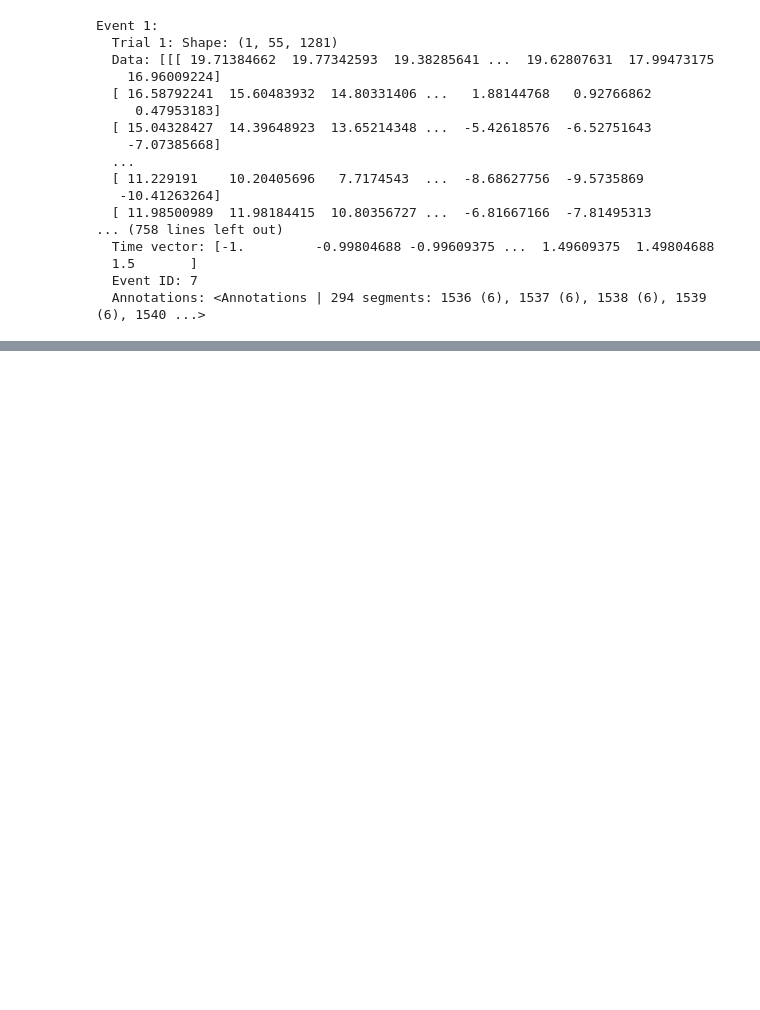
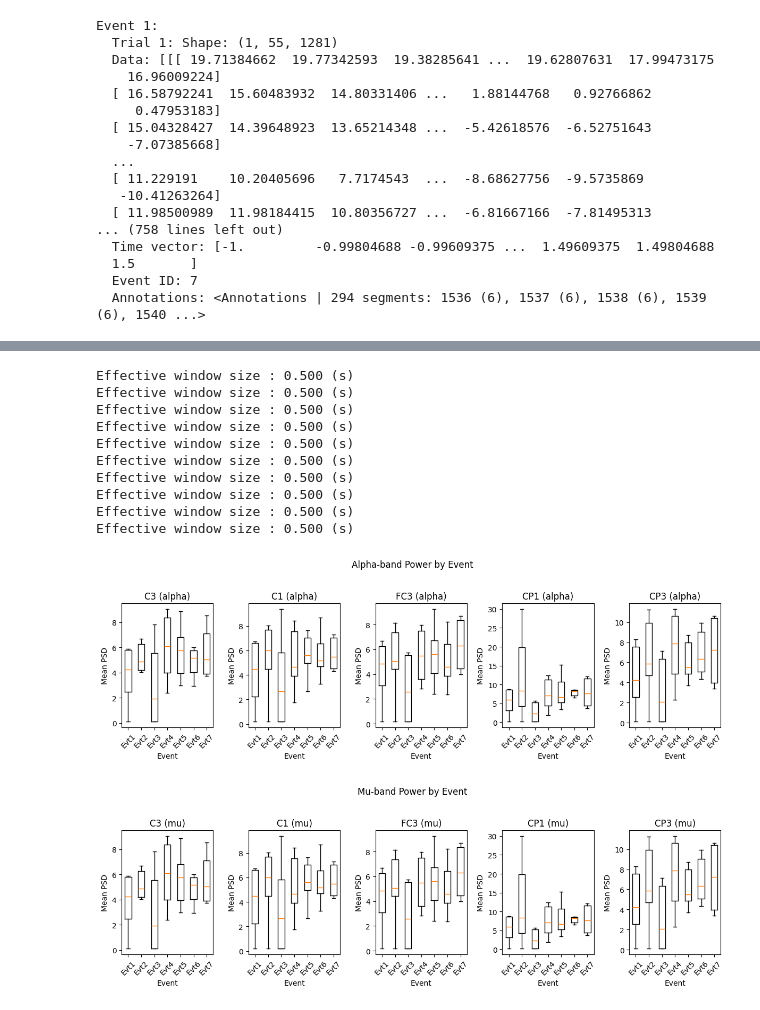
Before and after one commit to Imrann-Khan/EEG_Classifications, a Jupyter notebook: analysis.ipynb, the cells around one changed output, grey strips where cells are left out. Saved outputs shown, nothing was run; the diff lists cells and outputs as text; code cells hidden in the pictures; blank space fills up the shorter version.

```diff
--- a/analysis.ipynb
+++ b/analysis.ipynb
@@ -242,0 +528,14 @@ Event 1:
+# %%
+from mne.time_frequency import psd_array_welch
+
+# X has shape (n_epochs, n_channels, n_times), y has labels 1…7
+bands = {"mu": (8,12), "beta": (13,30)}
+psd_feats = np.zeros((X_filled.shape[0], X_filled.shape[1], len(bands)))  # (epochs, channels, bands)
+
+for i in range(X_filled.shape[0]):
+    for ch in range(X_filled.shape[1]):
+        psd, freqs = psd_array_welch(X_filled[i,ch,:], sfreq=512,
+                                     fmin=8, fmax=30, n_fft=256)
+        for b_idx, (fmin,fmax) in enumerate(bands.values()):
+            mask = (freqs>=fmin)&(freqs<=fmax)
+            psd_feats[i,ch,b_idx] = psd[mask].mean()
@@ -242,0 +560,66 @@ Event 1:
+# %%
+import numpy as np
+import matplotlib.pyplot as plt
+from mne.time_frequency import psd_array_welch
+
+# ─── Prerequisite: X_list (list of (n_ch, n_times) arrays) and y_list (labels 1–7)
+X = np.stack(X_filled, axis=0)   # (n_epochs, n_ch, n_times)
+y = np.array(y)           # (n_epochs,)
+
+# ─── 1) Define bands: alpha (8–12 Hz) and mu (8–13 Hz motor) ───────────────
+bands = {'alpha': (8, 12), 'mu': (8, 13)}
+
+sfreq = 512.0
+n_fft = 256
+events = np.unique(y)
+channels = eeg_labels     # full channel list
+ch_interest = ["C3","C1", "FC3", "CP1", "CP3"]
+
+# ─── 2) Compute per-trial band-power for each band & channel ───────────────
+power_data = {
+    band: {ch: {} for ch in ch_interest}
+    for band in bands
+}
+
+for band_name, (fmin, fmax) in bands.items():
+    for ch_name in ch_interest:
+        ch_idx = channels.index(ch_name)
+        # compute PSD for all trials at this channel
+        psds, freqs = psd_array_welch(
+            X[:, ch_idx, :],
+            sfreq=sfreq,
+            fmin=fmin, fmax=fmax,
+            n_fft=n_fft,
+            average='mean'
+        )  # psds shape: (n_epochs, n_freqs)
+        band_power = psds.mean(axis=1)  # mean over freq axis → (n_epochs,)
+        # group by event
+        for ev in events:
+            power_data[band_name][ch_name][ev] = band_power[y == ev]
+
+# ─── 3) Plot boxplots ──────────────────────────────────────────────────────
+for band_name in bands:
+    fig, axes = plt.subplots(1, len(ch_interest), figsize=(12, 4))
+    for ax, ch_name in zip(axes, ch_interest):
+        data = [power_data[band_name][ch_name][ev] for ev in events]
+        ax.boxplot(data, labels=[f"Evt{ev}" for ev in events], showfliers=False)
+        ax.set_title(f"{ch_name} ({band_name})")
+        ax.set_xlabel("Event")
+        ax.set_ylabel("Mean PSD")
+        ax.tick_params(axis='x', rotation=45)
+    fig.suptitle(f"{band_name.capitalize()}-band Power by Event")
+    plt.tight_layout(rect=[0, 0, 1, 0.95])
+    plt.show()
+# %% [output]
+Effective window size : 0.500 (s)
+Effective window size : 0.500 (s)
+Effective window size : 0.500 (s)
+Effective window size : 0.500 (s)
+Effective window size : 0.500 (s)
+Effective window size : 0.500 (s)
+Effective window size : 0.500 (s)
+Effective window size : 0.500 (s)
+Effective window size : 0.500 (s)
+Effective window size : 0.500 (s)
+[figure, added]
+[figure, added]
```
Also changed, not shown: parts of 15 cells of this notebook, 1 other file.
